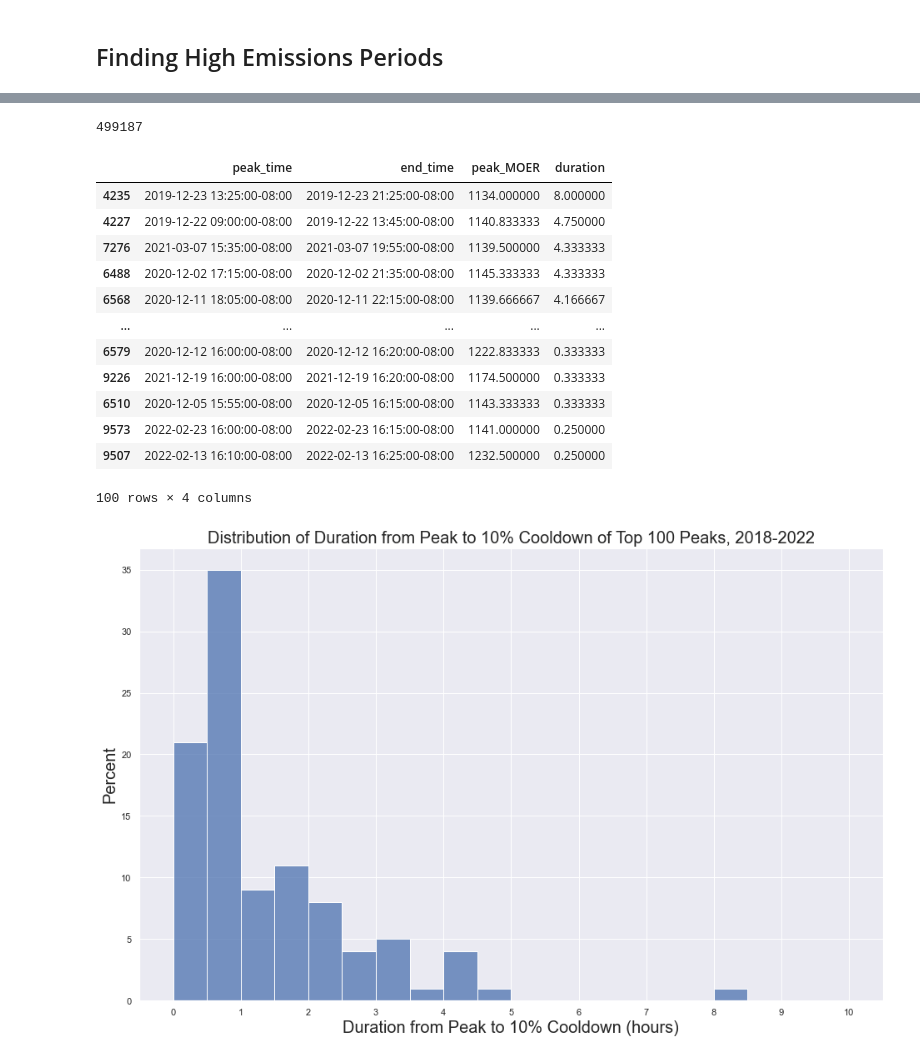
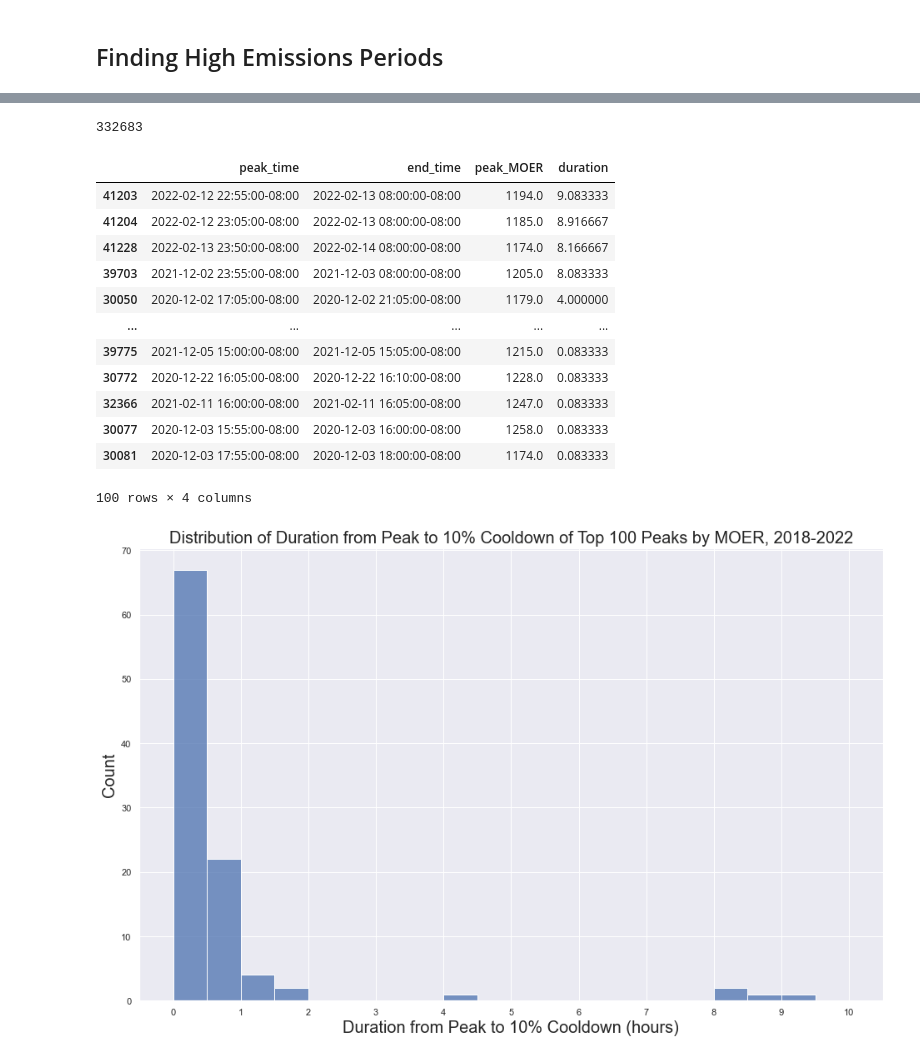
Before and after one commit to utkarshapets/load-shift-emissions, a Jupyter notebook: Wattime High Emission Period Analysis.ipynb, the cells around one changed output, grey strips where cells are left out. Cells and saved outputs as stored; diff of their text form; code cells hidden in the pictures.

```diff
--- a/Wattime High Emission Period Analysis.ipynb
+++ b/Wattime High Emission Period Analysis.ipynb
@@ -255,8 +288,8 @@ def get_extreme_peaks_by_percentile(percentile, waking_hours_only=False):
 
     return data.iloc[peak_indices]
 # %%
-def get_extreme_peaks_by_value(cutoff, waking_hours_only=False):
-        """
+def get_extreme_peaks_by_value(cutoff, waking_hours_only=False, datatype="MOER"):
+    """
     Returns all extreme peaks where the peak MOER is in the specified cutoff of all MOER data
 
     percentile - MOER cutoff that determines the threshold for an extreme peak
@@ -268,11 +301,20 @@ def get_extreme_peaks_by_value(cutoff, waking_hours_only=False):
     else:
         data = df
 
-    data = data.reset_index()
+    data = data.reset_index(drop=True)
 
-    moers = data["MOER_rolling"]
+
+    if datatype == "MOER":
+        moers = data["MOER"]
+    elif datatype == "MOER_rolling":
+        moers = data["MOER_rolling"]
+    elif datatype == "MOER_hourly_average":
+        data = data.iloc[::12, :]
+        data = data.reset_index(drop=True)
+        moers = data["MOER_hourly_average"]
+
     peak_indices = []
-    for i in range(1, len(moers) - 1):
+    for i in range(1, len(moers)):
         if moers[i] >= cutoff and moers[i-1] < moers[i] and moers[i+1] < moers[i]:
             peak_indices.append(i)
 
@@ -312,5 +359,5 @@ get_extreme_peaks_by_value(1000, waking_hours_only=True)
 # %%
-def get_top_n_extreme_intervals(n, percent_reduction_from_peak, waking_hours_only=False):
+def get_top_n_extreme_intervals(n, percent_reduction_from_peak, waking_hours_only=False, datatype="MOER"):
     """
     Returns a table with information about the n most extreme peaks (by smoothed MOER value).
         The interval is categorized as the time from the peak to the specified percent reduction from the peak
@@ -325,57 +372,62 @@ def get_top_n_extreme_intervals(n, percent_reduction_from_peak, waking_hours_onl
     else:
         data = df
 
-    data = data.reset_index()
+    data = data.reset_index(drop=True)
+
+    if datatype == "MOER":
+        moers = data["MOER"]
+    elif datatype == "MOER_rolling":
+        moers = data["MOER_rolling"]
+    elif datatype == "MOER_hourly_average":
+        data = data.iloc[::12, :]
+        data = data.reset_index(drop=True)
+        moers = data["MOER_hourly_average"]
 
     intervals = pd.DataFrame(columns=["peak_time", "end_time", "peak_MOER"])
-    peaks = get_extreme_peaks_by_value(0, waking_hours_only=waking_hours_only)
+    peaks = get_extreme_peaks_by_value(750, waking_hours_only=waking_hours_only)
 
     for i in peaks.index:
-        peak = peaks["MOER_rolling"][i]
+        peak = peaks[datatype][i]
         goal = peak * (1 - percent_reduction_from_peak / 100)
 
         end_index = i
-        while end_index < len(data) - 1 and data["MOER_rolling"][end_index] > goal:
+        while end_index < len(data) - 1 and data[datatype][end_index] > goal:
             end_index += 1
 
         peak_time = data["date_PT"][i]
         end_time = data["date_PT"][end_index]
 
-        if peak_time.day == end_time.day:
-            intervals.loc[len(intervals)] = [peak_time, end_time, peak]
+        intervals.loc[len(intervals)] = [peak_time, end_time, peak]
 
     intervals["duration"] = intervals["end_time"] - intervals["peak_time"]
     intervals["duration"] = [td.seconds / 3600 for td in intervals["duration"]]
     return intervals.sort_values("peak_MOER", ascending=False).head(n)
-# %%
-len(df)
-# %% [output]
-499187
 # %%
-top_100_10_percent = get_top_n_extreme_intervals(100, 10, waking_hours_only=True)
+top_100_10_percent = get_top_n_extreme_intervals(100, 10, waking_hours_only=True, datatype="MOER_rolling")
 top_100_10_percent.sort_values("duration", ascending=False)
 # %% [output]
+332683
 |  | peak_time | end_time | peak_MOER | duration |
-| 4235 | 2019-12-23 13:25:00-08:00 | 2019-12-23 21:25:00-08:00 | 1134.000000 | 8.000000 |
-| 4227 | 2019-12-22 09:00:00-08:00 | 2019-12-22 13:45:00-08:00 | 1140.833333 | 4.750000 |
-| 7276 | 2021-03-07 15:35:00-08:00 | 2021-03-07 19:55:00-08:00 | 1139.500000 | 4.333333 |
-| 6488 | 2020-12-02 17:15:00-08:00 | 2020-12-02 21:35:00-08:00 | 1145.333333 | 4.333333 |
-| 6568 | 2020-12-11 18:05:00-08:00 | 2020-12-11 22:15:00-08:00 | 1139.666667 | 4.166667 |
+| 41203 | 2022-02-12 22:55:00-08:00 | 2022-02-13 08:00:00-08:00 | 1194.0 | 9.083333 |
+| 41204 | 2022-02-12 23:05:00-08:00 | 2022-02-13 08:00:00-08:00 | 1185.0 | 8.916667 |
+| 41228 | 2022-02-13 23:50:00-08:00 | 2022-02-14 08:00:00-08:00 | 1174.0 | 8.166667 |
+| 39703 | 2021-12-02 23:55:00-08:00 | 2021-12-03 08:00:00-08:00 | 1205.0 | 8.083333 |
+| 30050 | 2020-12-02 17:05:00-08:00 | 2020-12-02 21:05:00-08:00 | 1179.0 | 4.000000 |
 | ... | ... | ... | ... | ... |
-| 6579 | 2020-12-12 16:00:00-08:00 | 2020-12-12 16:20:00-08:00 | 1222.833333 | 0.333333 |
-| 9226 | 2021-12-19 16:00:00-08:00 | 2021-12-19 16:20:00-08:00 | 1174.500000 | 0.333333 |
-| 6510 | 2020-12-05 15:55:00-08:00 | 2020-12-05 16:15:00-08:00 | 1143.333333 | 0.333333 |
-| 9573 | 2022-02-23 16:00:00-08:00 | 2022-02-23 16:15:00-08:00 | 1141.000000 | 0.250000 |
-| 9507 | 2022-02-13 16:10:00-08:00 | 2022-02-13 16:25:00-08:00 | 1232.500000 | 0.250000 |
+| 39775 | 2021-12-05 15:00:00-08:00 | 2021-12-05 15:05:00-08:00 | 1215.0 | 0.083333 |
+| 30772 | 2020-12-22 16:05:00-08:00 | 2020-12-22 16:10:00-08:00 | 1228.0 | 0.083333 |
+| 32366 | 2021-02-11 16:00:00-08:00 | 2021-02-11 16:05:00-08:00 | 1247.0 | 0.083333 |
+| 30077 | 2020-12-03 15:55:00-08:00 | 2020-12-03 16:00:00-08:00 | 1258.0 | 0.083333 |
+| 30081 | 2020-12-03 17:55:00-08:00 | 2020-12-03 18:00:00-08:00 | 1174.0 | 0.083333 |
-100 rows × 4 columns
+100 rows × 4 columns
 # %%
-ax = sns.histplot(data=top_100_10_percent, x="duration", stat="percent", binwidth=0.5, binrange=[0, 10]);
+ax = sns.histplot(data=top_100_10_percent, x="duration", stat="count", binwidth=0.5, binrange=[0, 10]);
 ax.set(xticks=range(0, 11))
 ax.set(title="")
-ax.set_ylabel("Percent", fontsize = 20)
+ax.set_ylabel("Count", fontsize = 20)
 ax.set_xlabel("Duration from Peak to 10% Cooldown (hours)", fontsize = 20)
-ax.set_title("Distribution of Duration from Peak to 10% Cooldown of Top 100 Peaks, 2018-2022", fontsize=20)
+ax.set_title("Distribution of Duration from Peak to 10% Cooldown of Top 100 Peaks by MOER, 2018-2022", fontsize=20)
 ax;
 # %% [output]
-[figure, old version]
+[figure, new version]
 # %%
```
Also changed, not shown: parts of 28 cells of this notebook, 2 other files.
